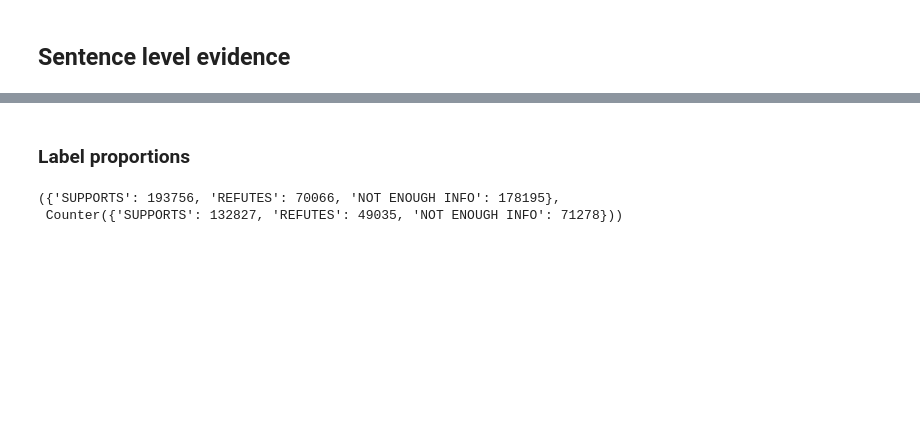
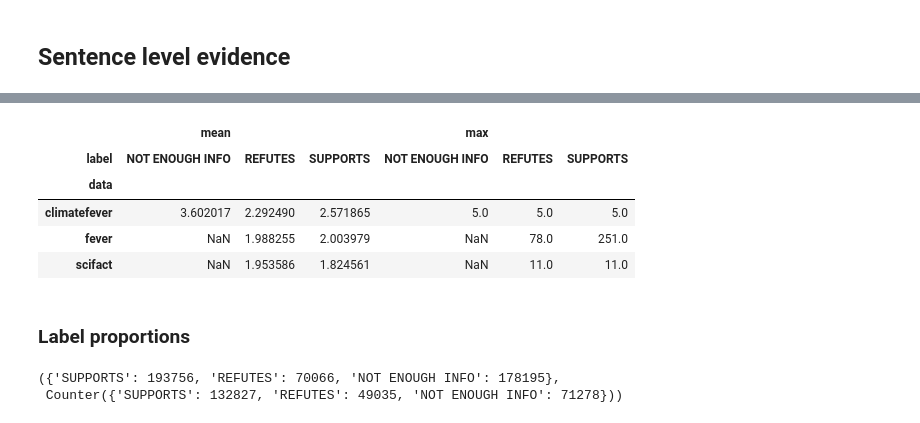
Before and after one commit to boeyjw/KCL-MScAI-FactChecking-Code, a Jupyter notebook: nb/02_Data_Processing/01_General_Analysis.ipynb, the cells around one changed output, grey strips where cells are left out. Cells and saved outputs as stored; diff of their text form; code cells hidden in the pictures; blank space fills up the shorter version.

```diff
--- a/nb/02_Data_Processing/01_General_Analysis.ipynb
+++ b/nb/02_Data_Processing/01_General_Analysis.ipynb
@@ -388,0 +244,6 @@ scifact_all_raw, scifact_all_cnt = count_claim_evidence_length(scifact_all)
+# %%
+sent_fever_all_ec = pd.DataFrame([{"data": "fever", "id": doc["claim_id"], "label": constants.ID2LABEL[doc["labels"]], "evidence": 1} for doc in sent_fever_all if doc["labels"] != constants.LABEL2ID[constants.LOOKUP["label"]["nei"]]])
+sent_cfever_all_ec = pd.DataFrame([{"data": "climatefever", "id": doc["claim_id"], "label": constants.ID2LABEL[doc["labels"]], "evidence": 1} for doc in sent_cfever_all])
+sent_scifact_all_ec = pd.DataFrame([{"data": "scifact", "id": doc["claim_id"], "label": constants.ID2LABEL[doc["labels"]], "evidence": 1} for doc in sent_scifact_all if doc["labels"] != constants.LABEL2ID[constants.LOOKUP["label"]["nei"]]])
+
+sent_all_ec = pd.concat([sent_fever_all_ec, sent_cfever_all_ec, sent_scifact_all_ec])
@@ -389,3 +259,12 @@ scifact_all_raw, scifact_all_cnt = count_claim_evidence_length(scifact_all)
+# %%
+sent_all_ec.groupby(["data", "id", "label"], as_index=False)["evidence"].sum().pivot_table(values="evidence", index="data", columns="label", aggfunc=["mean", "max"])
+# %% [output]
+|  | mean |  |  | max |  |  |
+| label | NOT ENOUGH INFO | REFUTES | SUPPORTS | NOT ENOUGH INFO | REFUTES | SUPPORTS |
+| data |  |  |  |  |  |  |
+| climatefever | 3.602017 | 2.292490 | 2.571865 | 5.0 | 5.0 | 5.0 |
+| fever | NaN | 1.988255 | 2.003979 | NaN | 78.0 | 251.0 |
+| scifact | NaN | 1.953586 | 1.824561 | NaN | 11.0 | 11.0 |
 # %% [markdown]
 ### Label proportions
 # %%
```
Also changed, not shown: parts of 23 cells of this notebook, 5 other files.
